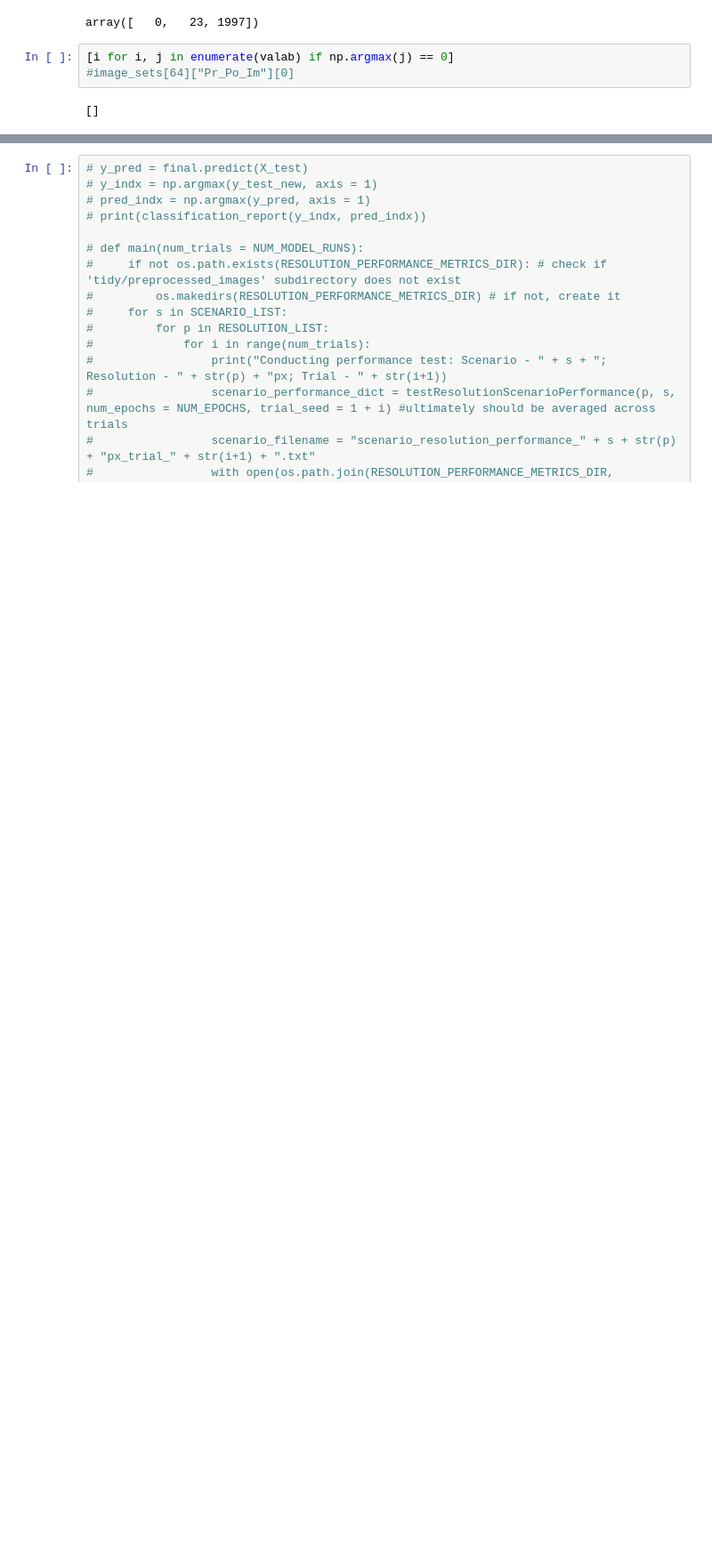
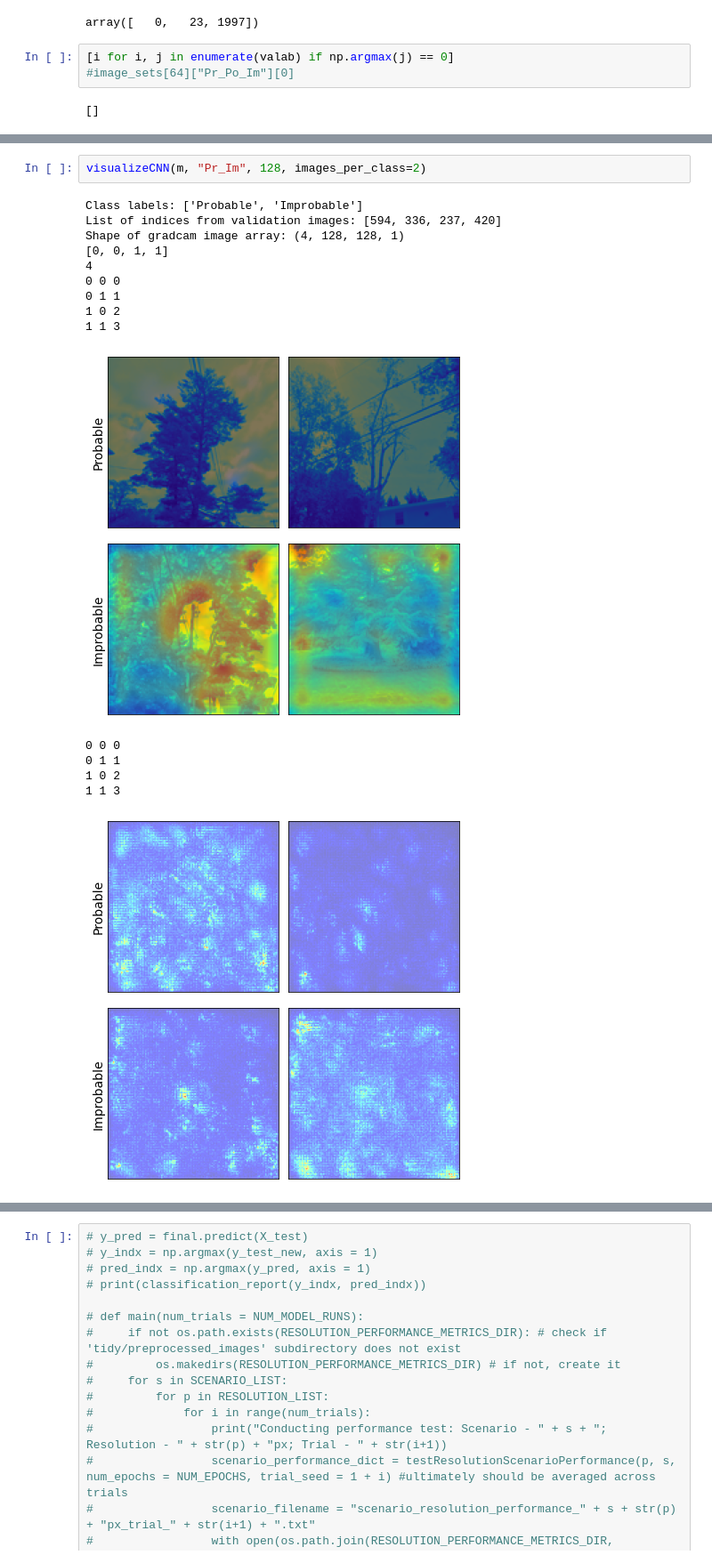
Before and after one commit to narslab/vis-inference, a Jupyter notebook: bin/jupyter/cnn-performance.ipynb, the cells around one changed output, grey strips where cells are left out. Shown at 89% size. Drawn from its saved outputs; the diff is of its cells as text; blank space fills up the shorter version.

Commit message:
gradcam and saliency maps implemented in cnn-performance.ipynb

```diff
--- a/bin/jupyter/cnn-performance.ipynb
+++ b/bin/jupyter/cnn-performance.ipynb
@@ -229,3 +317,21 @@ h.history
+# %%
+visualizeCNN(m, "Pr_Im", 128, images_per_class=2)
+# %% [output]
+Class labels: ['Probable', 'Improbable']
+List of indices from validation images: [594, 336, 237, 420]
+Shape of gradcam image array: (4, 128, 128, 1)
+[0, 0, 1, 1]
+4
+0 0 0
+0 1 1
+1 0 2
+1 1 3
+[figure, added]
+0 0 0
+0 1 1
+1 0 2
+1 1 3
+[figure, added]
 # %%
 #h.history
 #h.history
```
Also changed, not shown: parts of 9 cells of this notebook.
